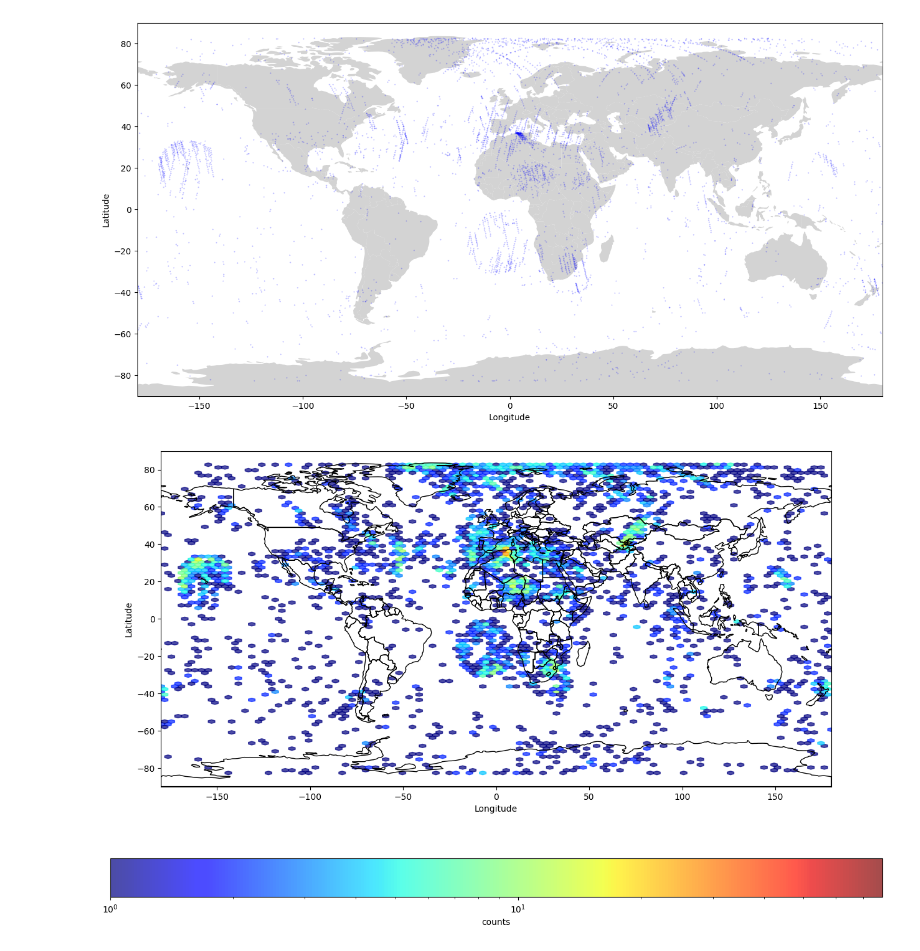
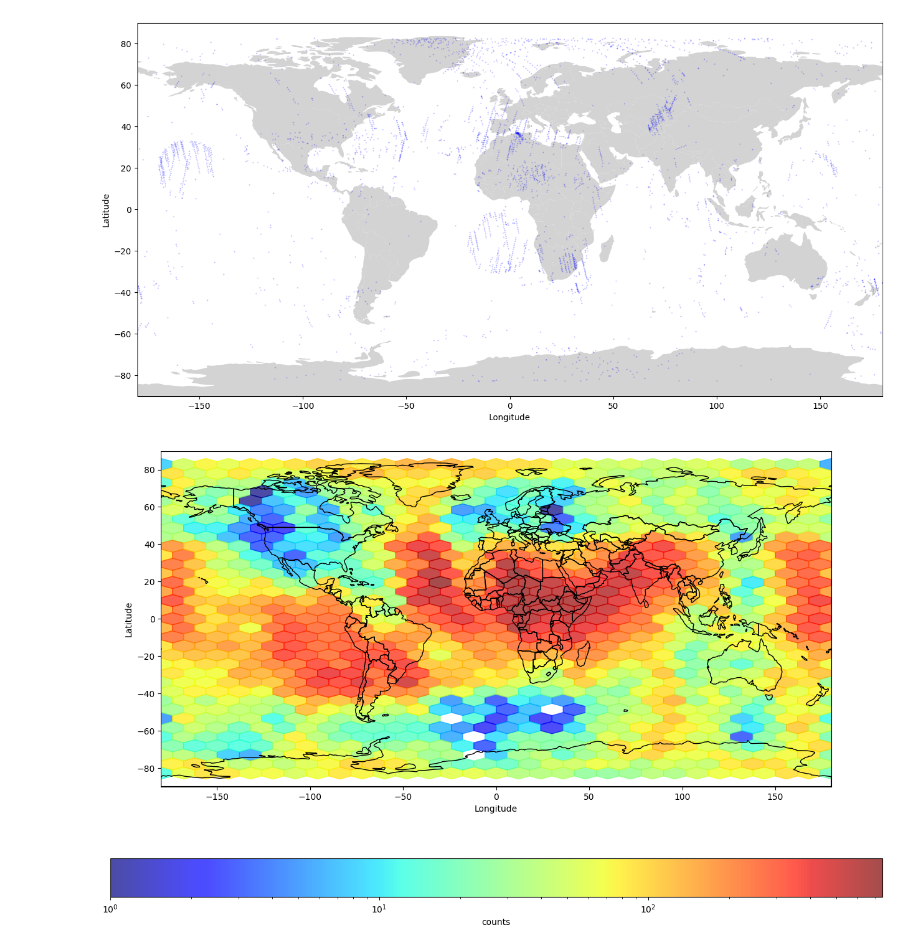
Before and after one commit to timdittmann/leo-ml, a Jupyter notebook: notebooks/test_all_spire.ipynb, the cells around one changed output. Saved outputs shown, nothing was run; the diff lists cells and outputs as text; code cells hidden in the pictures.

```diff
--- a/notebooks/test_all_spire.ipynb
+++ b/notebooks/test_all_spire.ipynb
@@ -224,6 +228,7 @@ all_files_f = os.listdir(parent_directory)
 version="4-multi-class"
 version="6"
 version="7"
+version="8"
 from joblib import dump, load
 rf_model=load( '../models/%s_rf-model.joblib' %version)
 
@@ -355,12 +319,0 @@ fs_dict
-# %%
-import pyproj
-
-transformer = pyproj.Transformer.from_crs(
-    {"proj":'geocent', "ellps":'WGS84', "datum":'WGS84'},
-    {"proj":'latlong', "ellps":'WGS84', "datum":'WGS84'},
-    )
-x = fs_dict['xLeo_m'][0]
-y = fs_dict['yLeo_m'][0]
-z = fs_dict['zLeo_m'][0]
-lon1, lat1, alt1 = transformer.transform(x,y,z,radians=False)
-print (lat1, lon1, alt1 )
@@ -415,12 +374,13 @@ fdf_li=[]
 comms_fdf_li=[]
 for filez in comms_file_li[:]:
     #print(row['c1'], row['c2'])
-    fn="../data/feature_sets_all/%s" %filez
+    fn="../data/data/feature_sets_all_v2/%s" %filez
     #print(fn)
 
     try:
         comms_fdf=pd.read_pickle(fn)
-        if comms_fdf.shape[1]==63:
+
+        if comms_fdf.shape[1]==69:
             comms_fdf['sample']=len(comms_fdf)*[sample]
             #X, y, times, lats, lons, occ_hts, feature_names =df_2_Xy(comms_fdf)
             X, y, feature_names, fs_dict=df_2_Xy(comms_fdf)
@@ -539,12 +499,12 @@ rfi_no_dl = list(set(all_files_list) - set(comms_file_li))
 fdf_li=[]
 for filez in rfi_no_dl[:]:
     #print(row['c1'], row['c2'])
-    fn="../data/feature_sets_all/%s" %filez
+    fn="../data/data/feature_sets_all_v2/%s" %filez
     #print(fn)
 
     try:
         fdf=pd.read_pickle(fn)
-        if fdf.shape[1]==63:
+        if fdf.shape[1]==69:
             fdf['sample']=len(fdf)*[sample]
             fdf_li+=[fdf]
         else:
@@ -556,7 +516,7 @@ all_fdf=pd.concat(fdf_li, axis=0, ignore_index=True)
 
 X, y, feature_names, fs_dict=df_2_Xy(all_fdf)
 
-version="7"
+version="8"
 from joblib import dump, load
 rf_model=load( '../models/%s_rf-model.joblib' %version)
 
@@ -589,7 +553,7 @@ map_condition(fs_dict['lon_m'], fs_dict['lat_m'], y_pred, 2)
 # %%
 import geopandas as gpd
 
-condition_val=2
+condition_val=0
 #https://medium.com/@kavee625/plotting-data-on-the-world-map-with-geopandas-f03742615196
 import matplotlib.pyplot as plt
 # Getting world map data from geo pandas
@@ -597,32 +561,32 @@ worldmap = gpd.read_file(gpd.datasets.get_path("naturalearth_lowres"))
 
 # Creating axes and plotting world map
 fig, ax = plt.subplots(figsize=(16, 10))
 
 #worldmap.plot(color="lightgrey", ax=ax)
 
 # Plotting tourist source markets
 x = fs_dict['lon_m'][y_pred==condition_val]
 y = fs_dict['lat_m'][y_pred==condition_val]
 #z = df['spireid']
 
 bins=np.logspace(0, 2, num=20)+5
 bins='log'
-hb = ax.hexbin(x, y, gridsize=100, bins=bins, mincnt=0,  cmap='jet', alpha=.7) #bins='log',
+hb = ax.hexbin(x, y, gridsize=30, bins=bins, mincnt=0,  cmap='jet', alpha=.7) #bins='log',
 worldmap.plot(facecolor="none", ax=ax, edgecolor='black')
 
 #plt.clim(5,100)
 #ax.set(xlim=xlim, ylim=ylim)
 #ax.set_title("Hexagon binning")
 cb = fig.colorbar(hb, ax=ax, label='counts',location='bottom')
 #base = worldmap.plot(color='white', edgecolor='black')
 
 # Creating axis limits and title
 plt.xlim([-180, 180])
 plt.ylim([-90, 90])
 
 #plt.title("Tourist arrivals from main countries to Sri Lanka\n  Year : 2021")
 plt.xlabel("Longitude")
 plt.ylabel("Latitude")
 plt.show()
 # %% [output]
-[figure, old version]
+[figure, new version]
```
Also changed, not shown: parts of 25 cells of this notebook, 5 other files.
